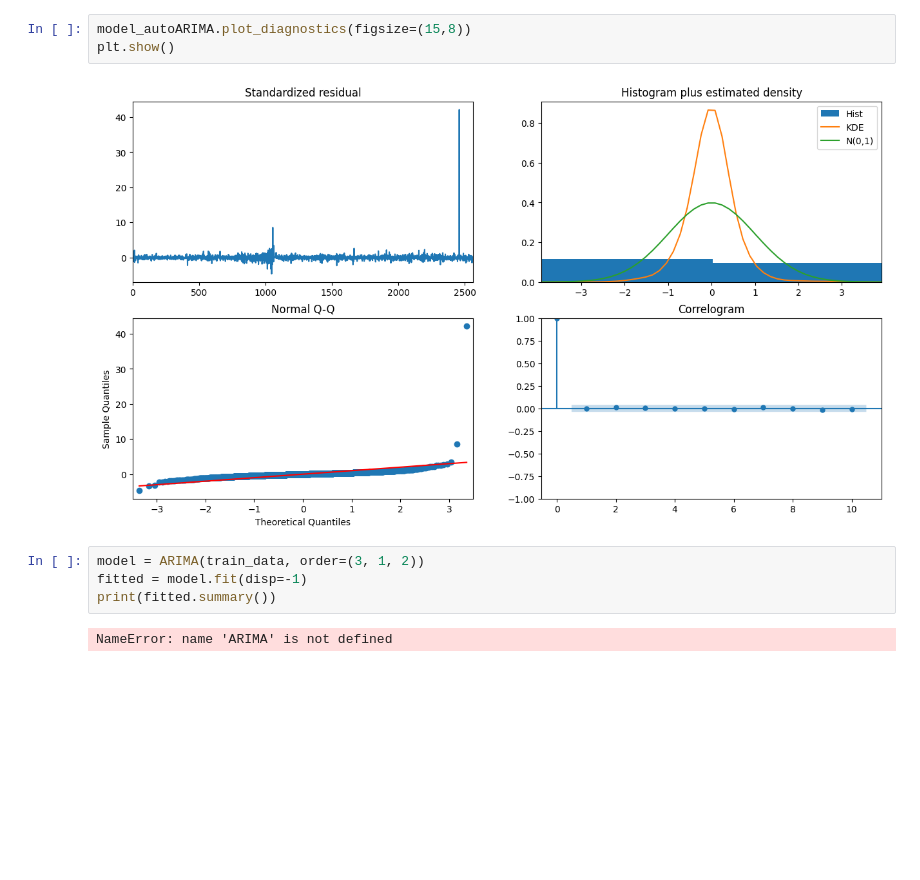
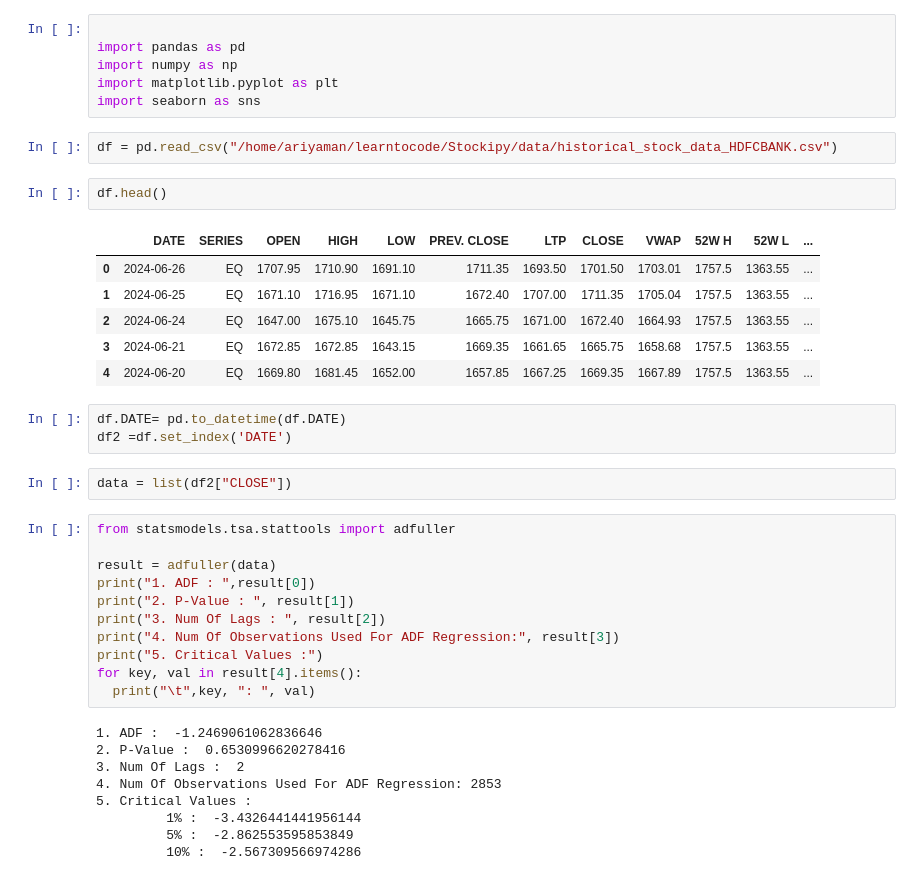
Before and after one commit to Ariyamandebnath/Stock-ipy, a Jupyter notebook: prediction/ARIMA.ipynb, the cells around one changed output. Saved outputs shown, nothing was run; the diff lists cells and outputs as text; blank space fills up the shorter version.

Commit message:
ARIMA models uploaded

```diff
--- a/prediction/ARIMA.ipynb
+++ b/prediction/ARIMA.ipynb
@@ -162,11 +1,42 @@ Warnings:
-# %%
-model_autoARIMA.plot_diagnostics(figsize=(15,8))
-plt.show()
-# %% [output]
-[figure, removed]
-# %%
-model = ARIMA(train_data, order=(3, 1, 2))
-fitted = model.fit(disp=-1)
-print(fitted.summary())
-# %% [output]
-NameError: name 'ARIMA' is not defined
+# %%
+
+import pandas as pd
+import numpy as np
+import matplotlib.pyplot as plt
+import seaborn as sns
+# %%
+df = pd.read_csv("/home/ariyaman/learntocode/Stockipy/data/historical_stock_data_HDFCBANK.csv")
+# %%
+df.head()
+# %% [output]
+|  | DATE | SERIES | OPEN | HIGH | LOW | PREV. CLOSE | LTP | CLOSE | VWAP | 52W H | 52W L | ... |
+| 0 | 2024-06-26 | EQ | 1707.95 | 1710.90 | 1691.10 | 1711.35 | 1693.50 | 1701.50 | 1703.01 | 1757.5 | 1363.55 | ... |
+| 1 | 2024-06-25 | EQ | 1671.10 | 1716.95 | 1671.10 | 1672.40 | 1707.00 | 1711.35 | 1705.04 | 1757.5 | 1363.55 | ... |
+| 2 | 2024-06-24 | EQ | 1647.00 | 1675.10 | 1645.75 | 1665.75 | 1671.00 | 1672.40 | 1664.93 | 1757.5 | 1363.55 | ... |
+| 3 | 2024-06-21 | EQ | 1672.85 | 1672.85 | 1643.15 | 1669.35 | 1661.65 | 1665.75 | 1658.68 | 1757.5 | 1363.55 | ... |
+| 4 | 2024-06-20 | EQ | 1669.80 | 1681.45 | 1652.00 | 1657.85 | 1667.25 | 1669.35 | 1667.89 | 1757.5 | 1363.55 | ... |
+# %%
+df.DATE= pd.to_datetime(df.DATE)
+df2 =df.set_index('DATE')
+# %%
+data = list(df2["CLOSE"])
+# %%
+from statsmodels.tsa.stattools import adfuller
+
+result = adfuller(data)
+print("1. ADF : ",result[0])
+print("2. P-Value : ", result[1])
+print("3. Num Of Lags : ", result[2])
+print("4. Num Of Observations Used For ADF Regression:", result[3])
+print("5. Critical Values :")
+for key, val in result[4].items():
+  print("\t",key, ": ", val)
+# %% [output]
+1. ADF :  -1.2469061062836646
+2. P-Value :  0.6530996620278416
+3. Num Of Lags :  2
+4. Num Of Observations Used For ADF Regression: 2853
+5. Critical Values :
+         1% :  -3.4326441441956144
+         5% :  -2.862553595853849
+         10% :  -2.567309566974286
```
Also changed, not shown: parts of 34 cells of this notebook, 3 other files.
